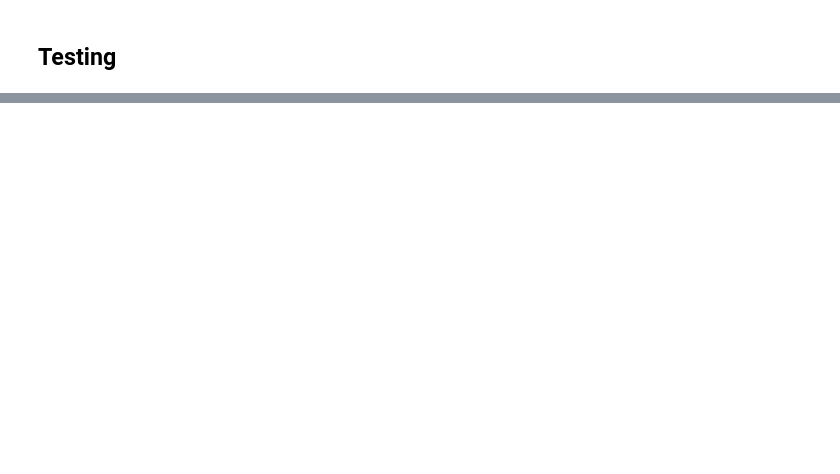
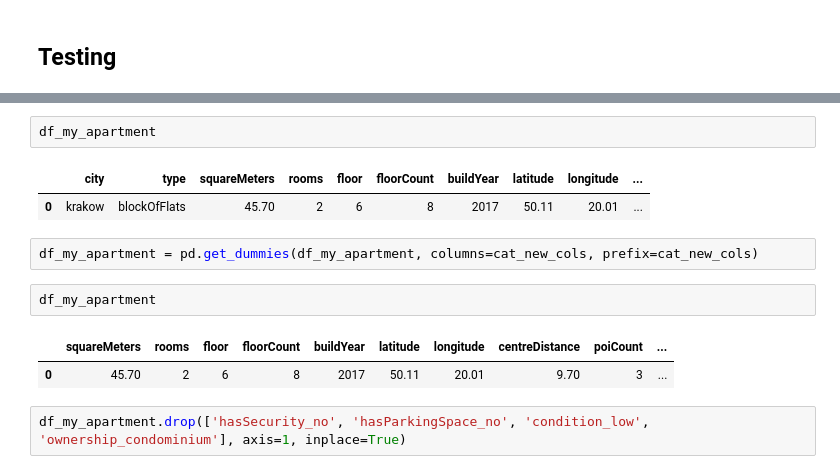
Before and after one commit to PiotrMachaj/Studies, a Jupyter notebook: Apartment Prices in Poland/apartment_prices.ipynb, the cells around one changed output, grey strips where cells are left out. Saved outputs shown, nothing was run; the diff lists cells and outputs as text; blank space fills up the shorter version.

```diff
--- a/Apartment Prices in Poland/apartment_prices.ipynb
+++ b/Apartment Prices in Poland/apartment_prices.ipynb
@@ -1318,0 +1005,14 @@ mse(xgb_model_reg.predict(X_sample_train), y_sample_train, squared=False), mse(x
+# %%
+df_my_apartment
+# %% [output]
+|  | city | type | squareMeters | rooms | floor | floorCount | buildYear | latitude | longitude | ... |
+| 0 | krakow | blockOfFlats | 45.70 | 2 | 6 | 8 | 2017 | 50.11 | 20.01 | ... |
+# %%
+df_my_apartment = pd.get_dummies(df_my_apartment, columns=cat_new_cols, prefix=cat_new_cols)
+# %%
+df_my_apartment
+# %% [output]
+|  | squareMeters | rooms | floor | floorCount | buildYear | latitude | longitude | centreDistance | poiCount | ... |
+| 0 | 45.70 | 2 | 6 | 8 | 2017 | 50.11 | 20.01 | 9.70 | 3 | ... |
+# %%
+df_my_apartment.drop(['hasSecurity_no', 'hasParkingSpace_no', 'condition_low', 'ownership_condominium'], axis=1, inplace=True)
```
Also changed, not shown: parts of 103 cells of this notebook.
